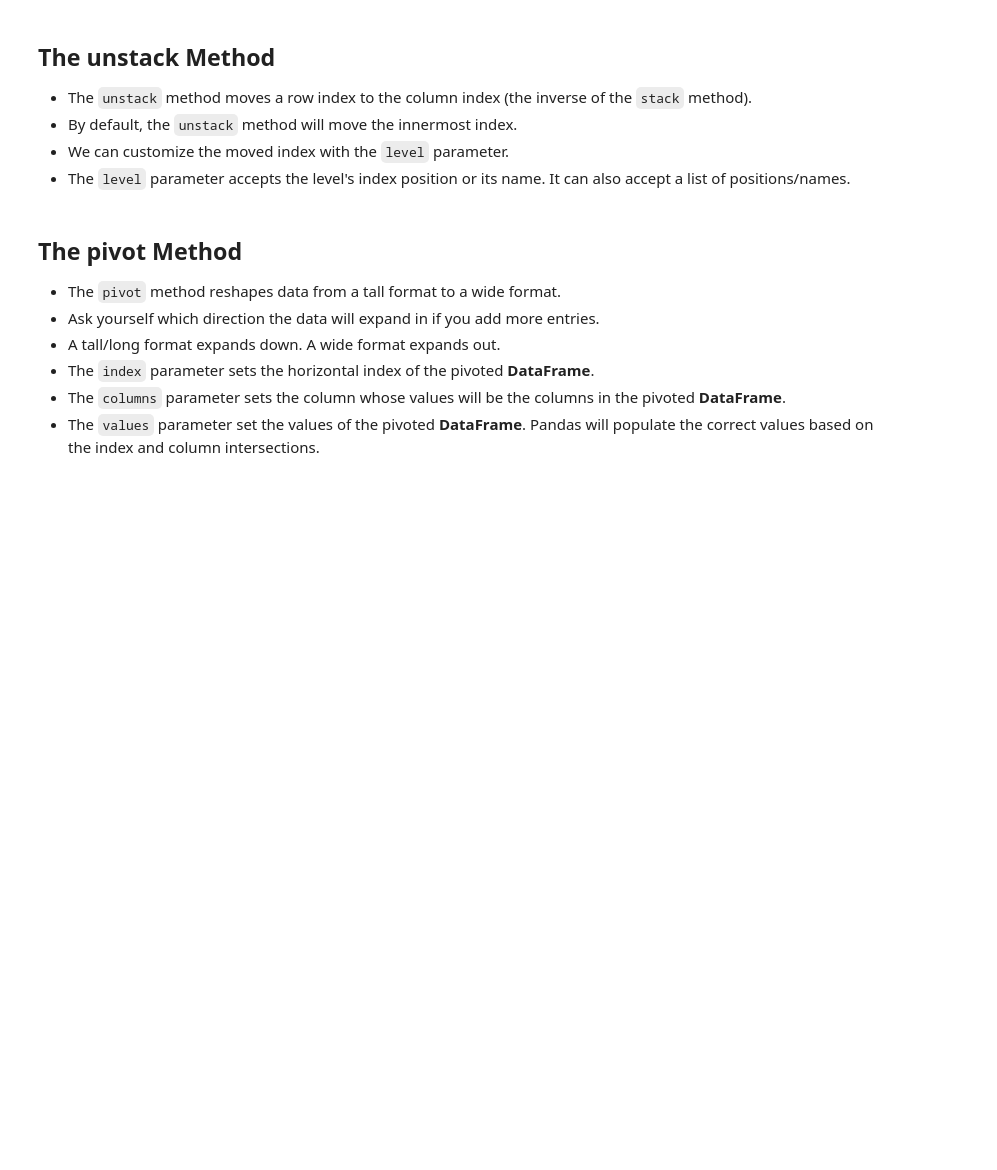
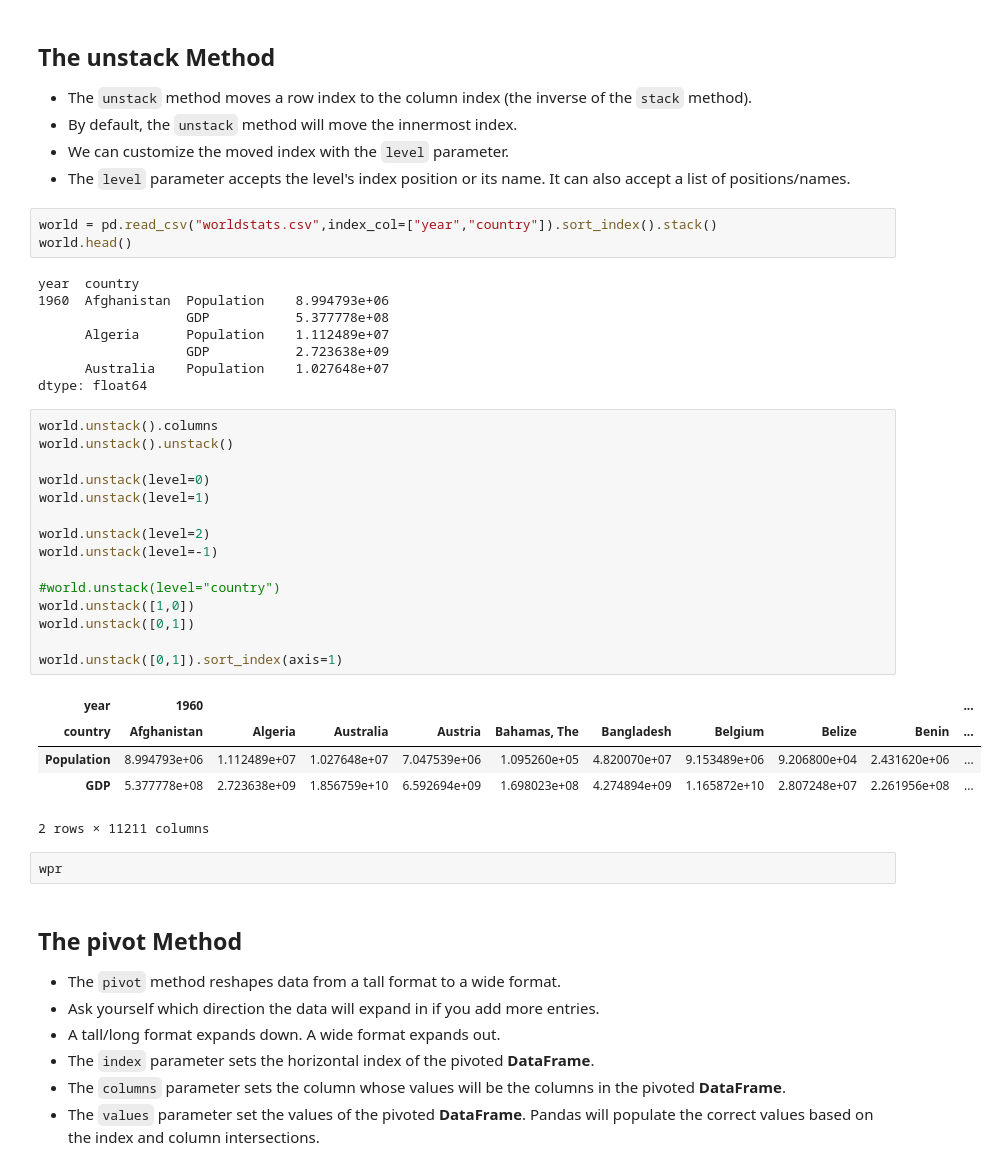
Before and after one commit to bocongamco/jupyter_learning, a Jupyter notebook: 08 - MultiIndex.ipynb, the cells around one changed output. Cells and saved outputs as stored; diff of their text form; blank space fills up the shorter version.

Commit message:
Unstack data.

```diff
--- a/08 - MultiIndex.ipynb
+++ b/08 - MultiIndex.ipynb
@@ -278,6 +278,40 @@ world.stack().to_frame()
 - By default, the `unstack` method will move the innermost index.
 - We can customize the moved index with the `level` parameter.
 - The `level` parameter accepts the level's index position or its name. It can also accept a list of positions/names.
+# %%
+world = pd.read_csv("worldstats.csv",index_col=["year","country"]).sort_index().stack()
+world.head()
+# %% [output]
+year  country
+1960  Afghanistan  Population    8.994793e+06
+                   GDP           5.377778e+08
+      Algeria      Population    1.112489e+07
+                   GDP           2.723638e+09
+      Australia    Population    1.027648e+07
+dtype: float64
+# %%
+world.unstack().columns
+world.unstack().unstack()
+
+world.unstack(level=0)
+world.unstack(level=1)
+
+world.unstack(level=2)
+world.unstack(level=-1)
+
+#world.unstack(level="country")
+world.unstack([1,0])
+world.unstack([0,1])
+
+world.unstack([0,1]).sort_index(axis=1)
+# %% [output]
+| year | 1960 |  |  |  |  |  |  |  |  | ... |
+| country | Afghanistan | Algeria | Australia | Austria | Bahamas, The | Bangladesh | Belgium | Belize | Benin | ... |
+| Population | 8.994793e+06 | 1.112489e+07 | 1.027648e+07 | 7.047539e+06 | 1.095260e+05 | 4.820070e+07 | 9.153489e+06 | 9.206800e+04 | 2.431620e+06 | ... |
+| GDP | 5.377778e+08 | 2.723638e+09 | 1.856759e+10 | 6.592694e+09 | 1.698023e+08 | 4.274894e+09 | 1.165872e+10 | 2.807248e+07 | 2.261956e+08 | ... |
+2 rows × 11211 columns
+# %%
+wpr
 # %% [markdown]
 ## The pivot Method
 - The `pivot` method reshapes data from a tall format to a wide format.
```
